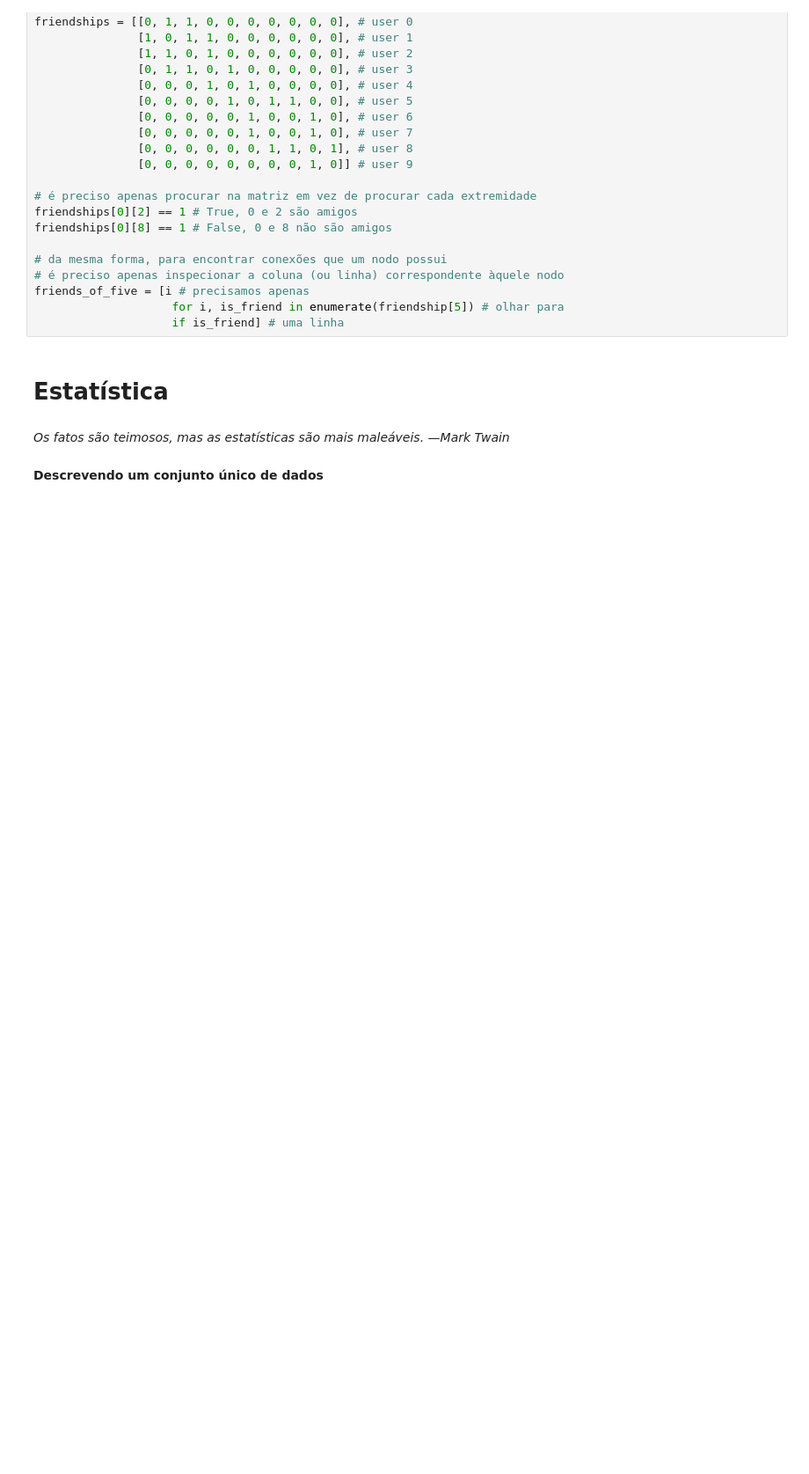
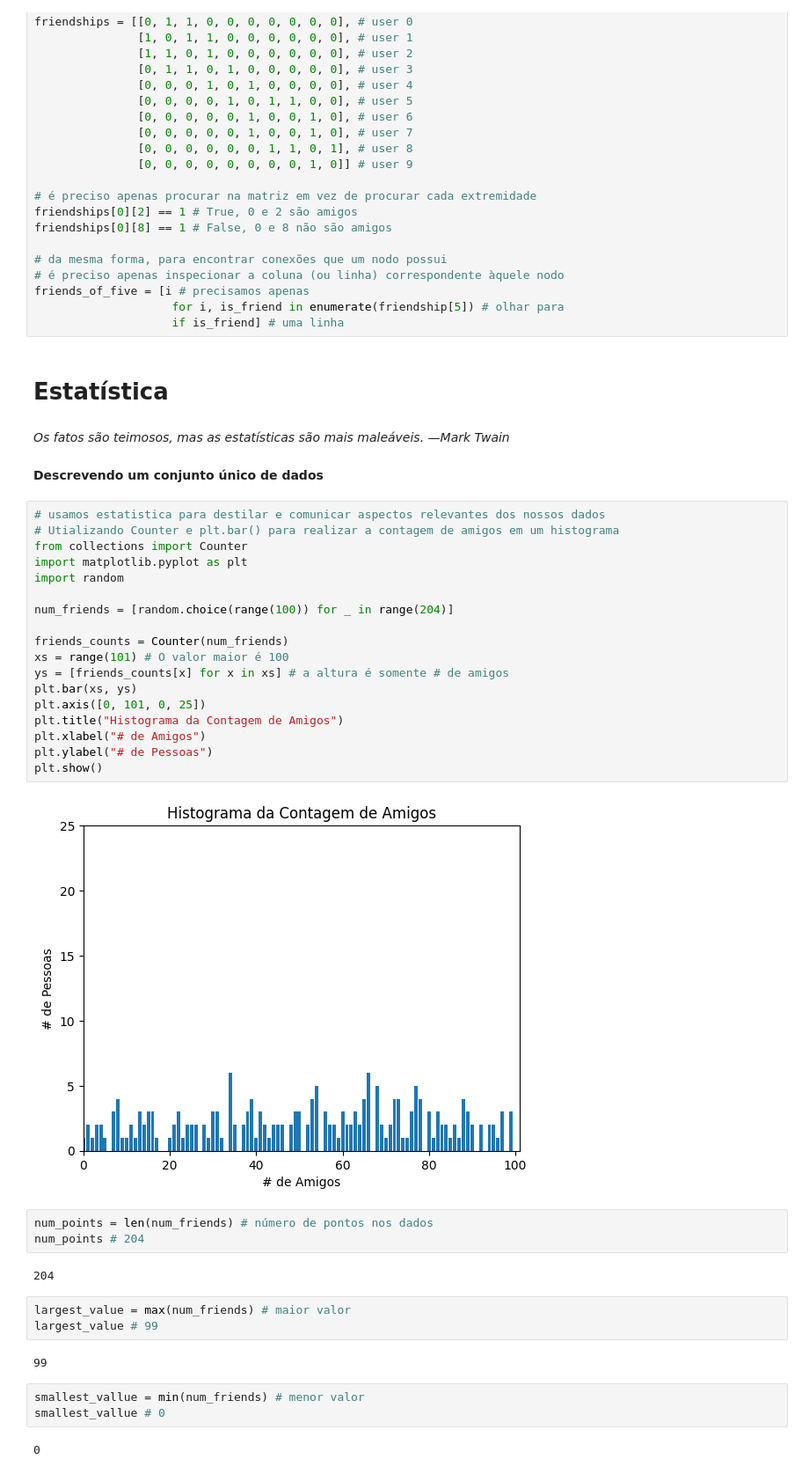
Before and after one commit to Dangelo-dev/Python, a Jupyter notebook: praticaDataScience.ipynb, the cells around one changed output. Shown at 88% size. Cells and saved outputs as stored; diff of their text form; blank space fills up the shorter version.

```diff
--- a/praticaDataScience.ipynb
+++ b/praticaDataScience.ipynb
@@ -1122,3 +1122,38 @@ friends_of_five = [i # precisamos apenas
 —Mark Twain*
 # %% [markdown]
 **Descrevendo um conjunto único de dados**
+# %%
+# usamos estatistica para destilar e comunicar aspectos relevantes dos nossos dados
+# Utializando Counter e plt.bar() para realizar a contagem de amigos em um histograma
+from collections import Counter
+import matplotlib.pyplot as plt
+import random
+
+num_friends = [random.choice(range(100)) for _ in range(204)]
+
+friends_counts = Counter(num_friends)
+xs = range(101) # O valor maior é 100
+ys = [friends_counts[x] for x in xs] # a altura é somente # de amigos
+plt.bar(xs, ys)
+plt.axis([0, 101, 0, 25])
+plt.title("Histograma da Contagem de Amigos")
+plt.xlabel("# de Amigos")
+plt.ylabel("# de Pessoas")
+plt.show()
+# %% [output]
+[figure, added]
+# %%
+num_points = len(num_friends) # número de pontos nos dados
+num_points # 204
+# %% [output]
+204
+# %%
+largest_value = max(num_friends) # maior valor
+largest_value # 99
+# %% [output]
+99
+# %%
+smallest_vallue = min(num_friends) # menor valor
+smallest_vallue # 0
+# %% [output]
+0
```
Also changed, not shown: parts of 12 cells of this notebook.
